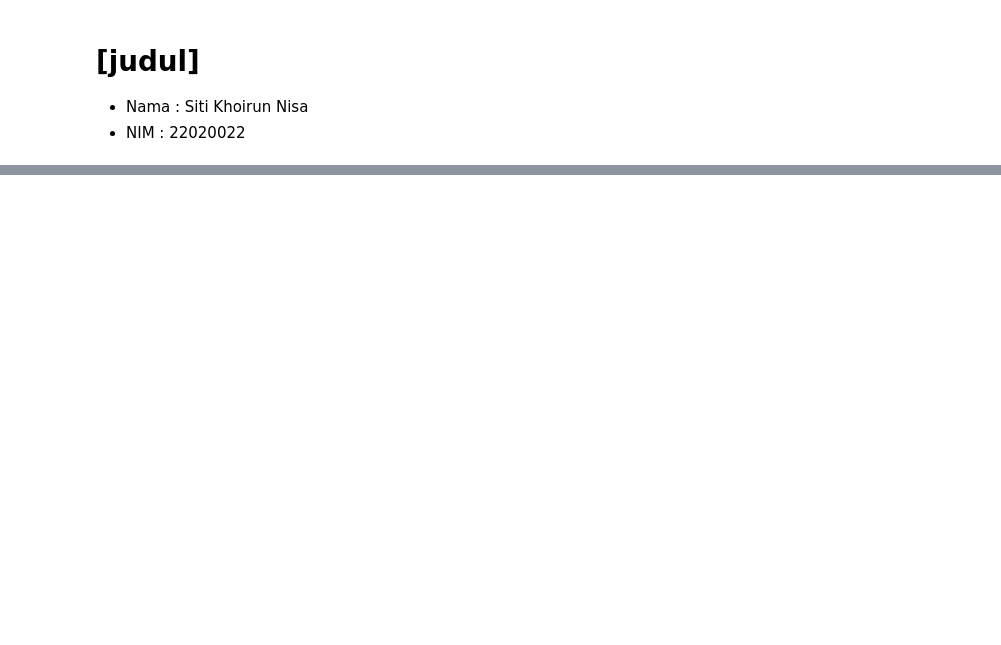
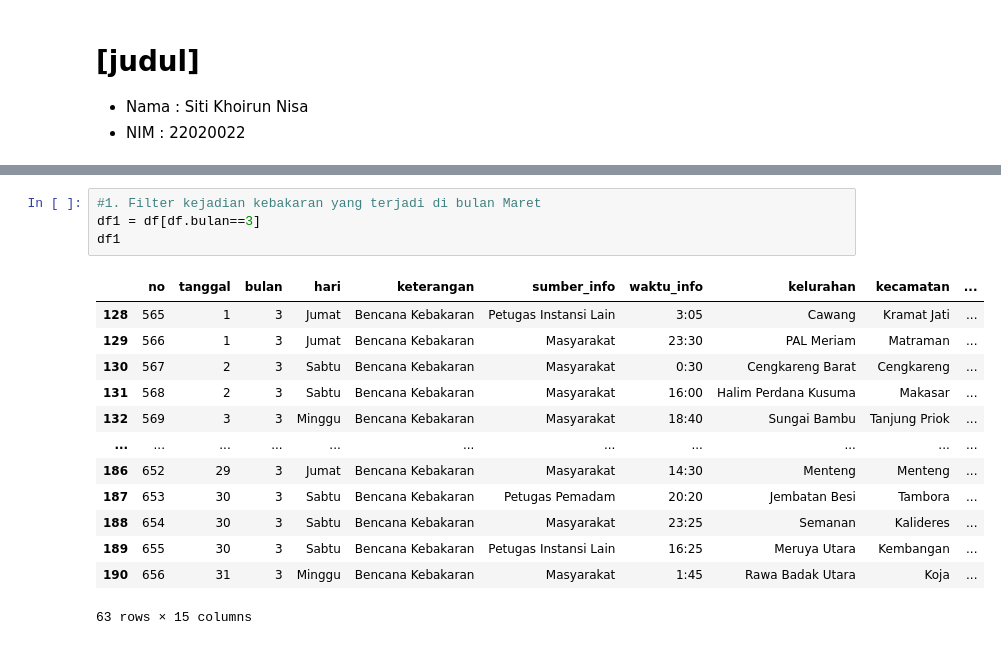
Before and after one commit to ruang-belajar/notebook-1-SitiKhoirunNisaa, a Jupyter notebook: notebook1.ipynb, the cells around one changed output, grey strips where cells are left out. Drawn from its saved outputs; the diff is of its cells as text; blank space fills up the shorter version.

```diff
--- a/notebook1.ipynb
+++ b/notebook1.ipynb
@@ -166,0 +37,18 @@ display(filtered_data)
+# %%
+#1. Filter kejadian kebakaran yang terjadi di bulan Maret
+df1 = df[df.bulan==3]
+df1
+# %% [output]
+|  | no | tanggal | bulan | hari | keterangan | sumber_info | waktu_info | kelurahan | kecamatan | ... |
+| 128 | 565 | 1 | 3 | Jumat | Bencana Kebakaran | Petugas Instansi Lain | 3:05 | Cawang | Kramat Jati | ... |
+| 129 | 566 | 1 | 3 | Jumat | Bencana Kebakaran | Masyarakat | 23:30 | PAL Meriam | Matraman | ... |
+| 130 | 567 | 2 | 3 | Sabtu | Bencana Kebakaran | Masyarakat | 0:30 | Cengkareng Barat | Cengkareng | ... |
+| 131 | 568 | 2 | 3 | Sabtu | Bencana Kebakaran | Masyarakat | 16:00 | Halim Perdana Kusuma | Makasar | ... |
+| 132 | 569 | 3 | 3 | Minggu | Bencana Kebakaran | Masyarakat | 18:40 | Sungai Bambu | Tanjung Priok | ... |
+| ... | ... | ... | ... | ... | ... | ... | ... | ... | ... | ... |
+| 186 | 652 | 29 | 3 | Jumat | Bencana Kebakaran | Masyarakat | 14:30 | Menteng | Menteng | ... |
+| 187 | 653 | 30 | 3 | Sabtu | Bencana Kebakaran | Petugas Pemadam | 20:20 | Jembatan Besi | Tambora | ... |
+| 188 | 654 | 30 | 3 | Sabtu | Bencana Kebakaran | Masyarakat | 23:25 | Semanan | Kalideres | ... |
+| 189 | 655 | 30 | 3 | Sabtu | Bencana Kebakaran | Petugas Instansi Lain | 16:25 | Meruya Utara | Kembangan | ... |
+| 190 | 656 | 31 | 3 | Minggu | Bencana Kebakaran | Masyarakat | 1:45 | Rawa Badak Utara | Koja | ... |
+63 rows × 15 columns
```
Also changed, not shown: parts of 17 cells of this notebook.
